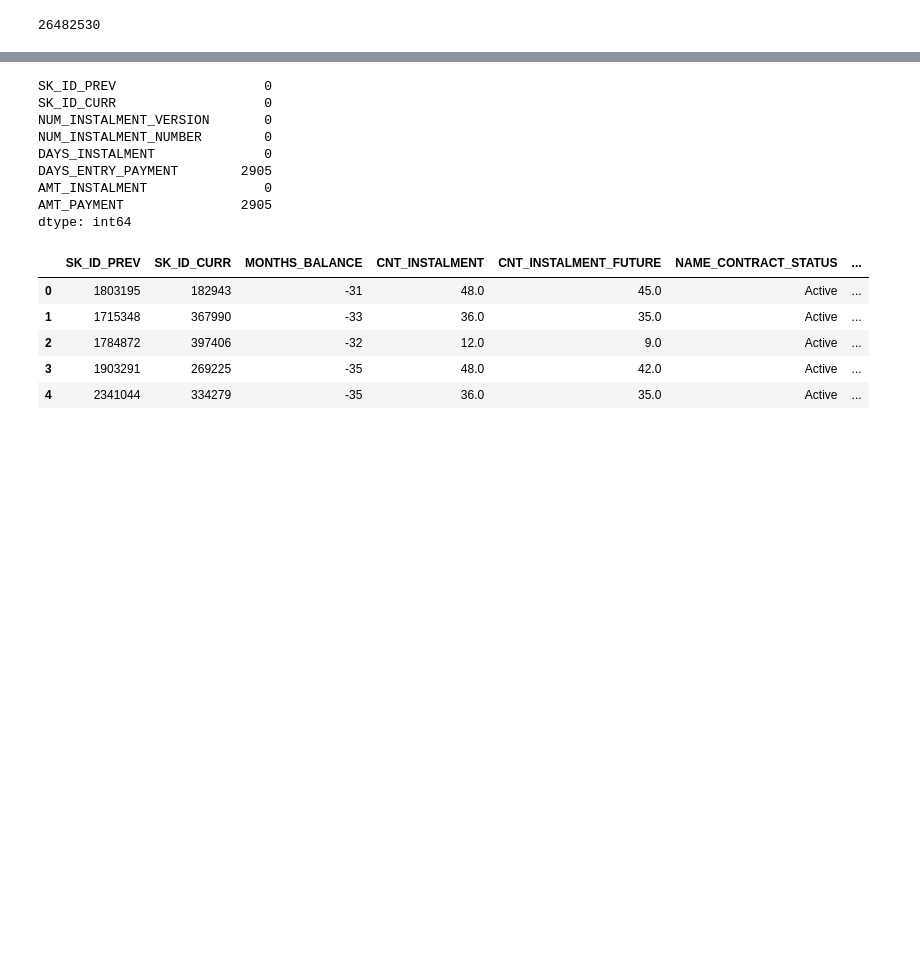
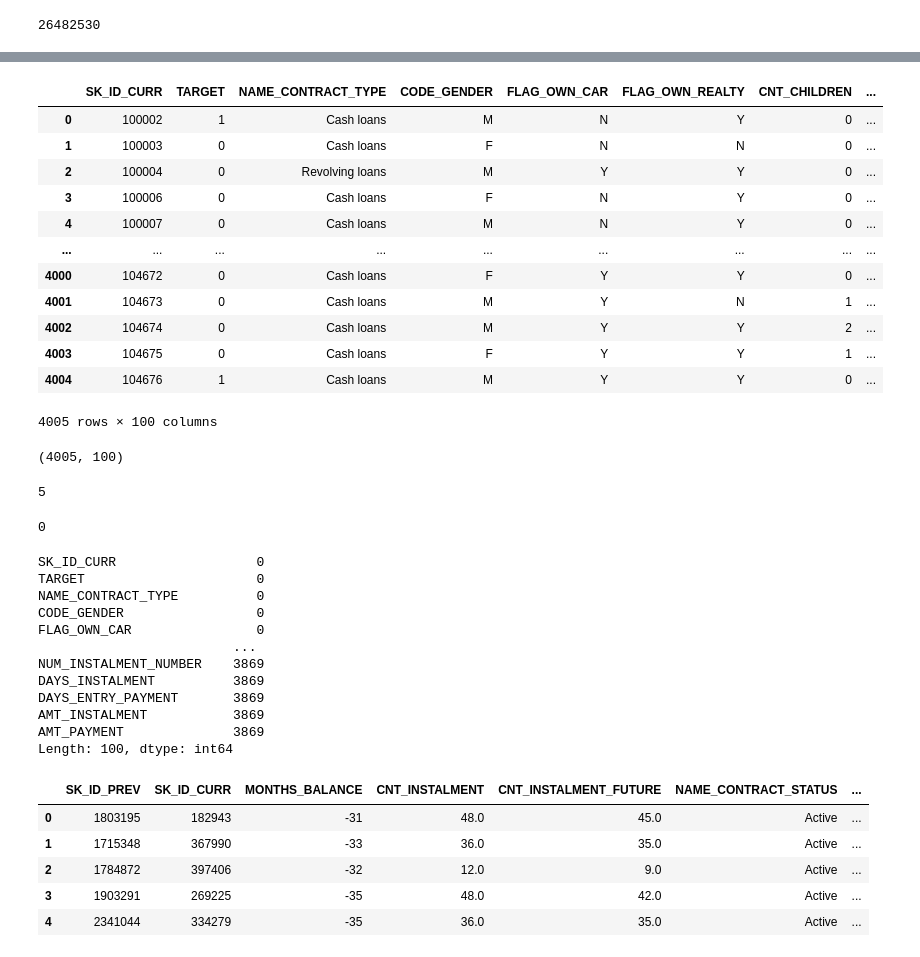
Before and after one commit to justinm329/Home_Credit_Risk, a Jupyter notebook: Credit_Risk.ipynb, the cells around one changed output, grey strips where cells are left out. Cells and saved outputs as stored; diff of their text form; code cells hidden in the pictures; blank space fills up the shorter version.

```diff
--- a/Credit_Risk.ipynb
+++ b/Credit_Risk.ipynb
@@ -505 +282,3 @@ duplicates
+# %%
+bureau.dropna(inplace = True)
 # %%
@@ -520,0 +292,3 @@ bureau
+# %%
+# merge the 3 dataframes
+merge_1 = app_train.merge(bureau, how = "left", on = "SK_ID_CURR")
@@ -569,0 +353,2 @@ cc_balance
+# %%
+merge_2 = merge_1.merge(bureau_balance, how = "left", on = "SK_ID_BUREAU")
@@ -602,0 +519,3 @@ cc_balance.describe()
+# %%
+merge_3 = merge_2.merge(cc_balance, how = 'left', on = "SK_ID_CURR")
+merge_3.head()
@@ -723,0 +614,25 @@ memory usage: 830.4 MB
+# %%
+merge_4 = merge_3.merge(installment, how = "left", on = "SK_ID_CURR")
+merge_4
+# %% [output]
+|  | SK_ID_CURR | TARGET | NAME_CONTRACT_TYPE | CODE_GENDER | FLAG_OWN_CAR | FLAG_OWN_REALTY | CNT_CHILDREN | ... |
+| 0 | 100002 | 1 | Cash loans | M | N | Y | 0 | ... |
+| 1 | 100003 | 0 | Cash loans | F | N | N | 0 | ... |
+| 2 | 100004 | 0 | Revolving loans | M | Y | Y | 0 | ... |
+| 3 | 100006 | 0 | Cash loans | F | N | Y | 0 | ... |
+| 4 | 100007 | 0 | Cash loans | M | N | Y | 0 | ... |
+| ... | ... | ... | ... | ... | ... | ... | ... | ... |
+| 4000 | 104672 | 0 | Cash loans | F | Y | Y | 0 | ... |
+| 4001 | 104673 | 0 | Cash loans | M | Y | N | 1 | ... |
+| 4002 | 104674 | 0 | Cash loans | M | Y | Y | 2 | ... |
+| 4003 | 104675 | 0 | Cash loans | F | Y | Y | 1 | ... |
+| 4004 | 104676 | 1 | Cash loans | M | Y | Y | 0 | ... |
+4005 rows × 100 columns
+# %%
+merge_4.shape
+# %% [output]
+(4005, 100)
+# %%
+merge_4["SK_ID_CURR"].duplicated().sum()
+# %% [output]
+5
@@ -724,12 +641,19 @@ memory usage: 830.4 MB
+# %%
+merge_4["SK_ID_CURR"].duplicated().sum()
+# %% [output]
+0
 # %%
-installment.isnull().sum()
+merge_4.isnull().sum()
 # %% [output]
-SK_ID_PREV                   0
-SK_ID_CURR                   0
-NUM_INSTALMENT_VERSION       0
-NUM_INSTALMENT_NUMBER        0
-DAYS_INSTALMENT              0
-DAYS_ENTRY_PAYMENT        2905
-AMT_INSTALMENT               0
-AMT_PAYMENT               2905
-dtype: int64
+SK_ID_CURR                  0
+TARGET                      0
+NAME_CONTRACT_TYPE          0
+CODE_GENDER                 0
+FLAG_OWN_CAR                0
+                         ...
+NUM_INSTALMENT_NUMBER    3869
+DAYS_INSTALMENT          3869
+DAYS_ENTRY_PAYMENT       3869
+AMT_INSTALMENT           3869
+AMT_PAYMENT              3869
+Length: 100, dtype: int64
```
Also changed, not shown: parts of 148 cells of this notebook.
